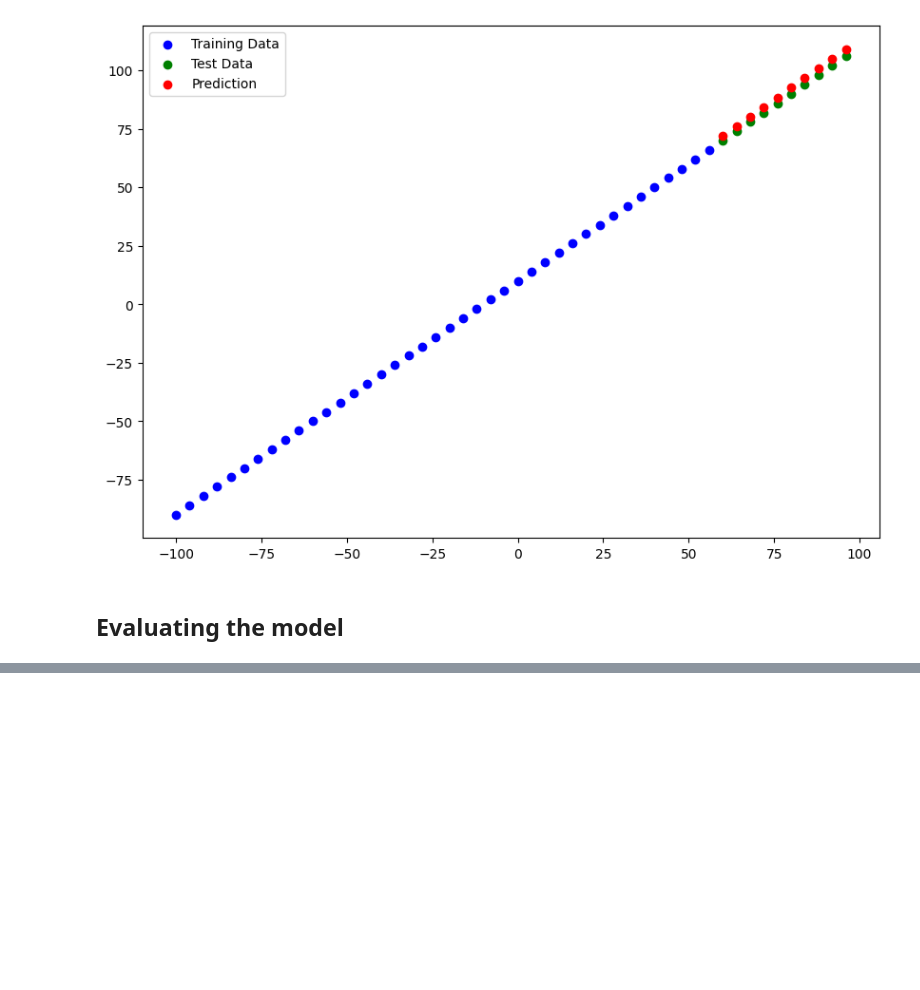
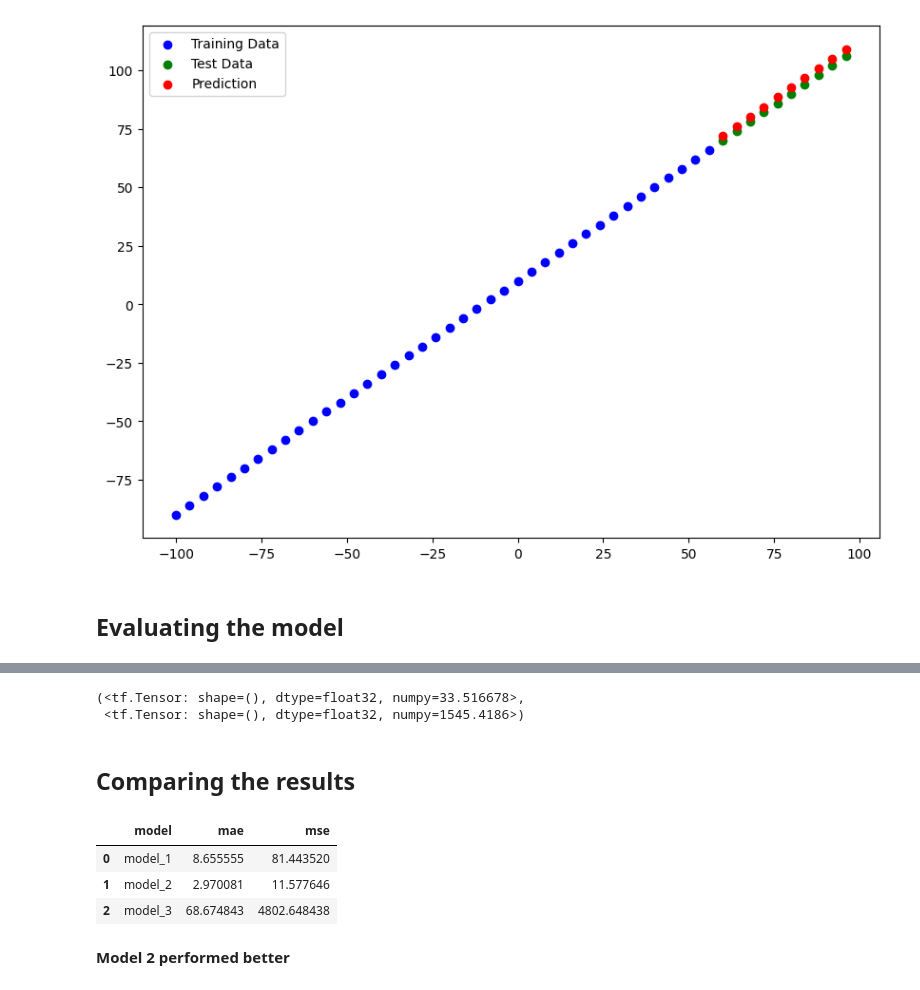
Before and after one commit to Luciano-C/Deep-Learning-Course-Daniel-Bourke, a Jupyter notebook: 01_regression.ipynb, the cells around one changed output, grey strips where cells are left out. Cells and saved outputs as stored; diff of their text form; code cells hidden in the pictures; blank space fills up the shorter version.

```diff
--- a/01_regression.ipynb
+++ b/01_regression.ipynb
@@ -326,0 +484,5 @@ def mse(Y_true, Y_pred):
+# %%
+# Calculate model 3 evaluation metrics
+mae_3 = mae(Y_test, Y_preds_3)
+mse_3 = mse(Y_test, Y_preds_3)
+mae_3, mse_3
@@ -326,0 +497,23 @@ def mse(Y_true, Y_pred):
+# %%
+mae_3_train = mae(Y_train, Y_preds_3_train)
+mse_3_train = mse(Y_train, Y_preds_3_train)
+mae_3_train, mse_3_train
+# %% [output]
+(<tf.Tensor: shape=(), dtype=float32, numpy=33.516678>,
+ <tf.Tensor: shape=(), dtype=float32, numpy=1545.4186>)
+# %% [markdown]
+## Comparing the results
+# %%
+model_results = [['model_1', mae_1.numpy(), mse_1.numpy()],
+                ['model_2', mae_2.numpy(), mse_2.numpy()],
+                 ['model_3', mae_3.numpy(), mse_3.numpy()]]
+all_results = pd.DataFrame(model_results, columns=['model', 'mae', 'mse'])
+# %%
+all_results
+# %% [output]
+|  | model | mae | mse |
+| 0 | model_1 | 8.655555 | 81.443520 |
+| 1 | model_2 | 2.970081 | 11.577646 |
+| 2 | model_3 | 68.674843 | 4802.648438 |
+# %% [markdown]
+**Model 2 performed better**
```
Also changed, not shown: parts of 44 cells of this notebook, 7 other files.
